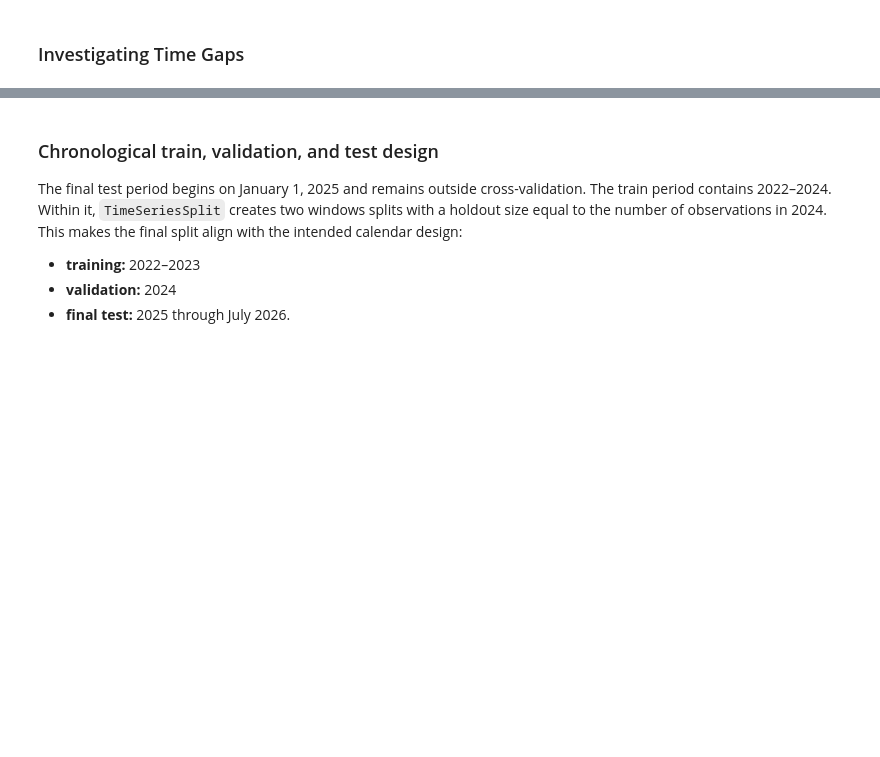
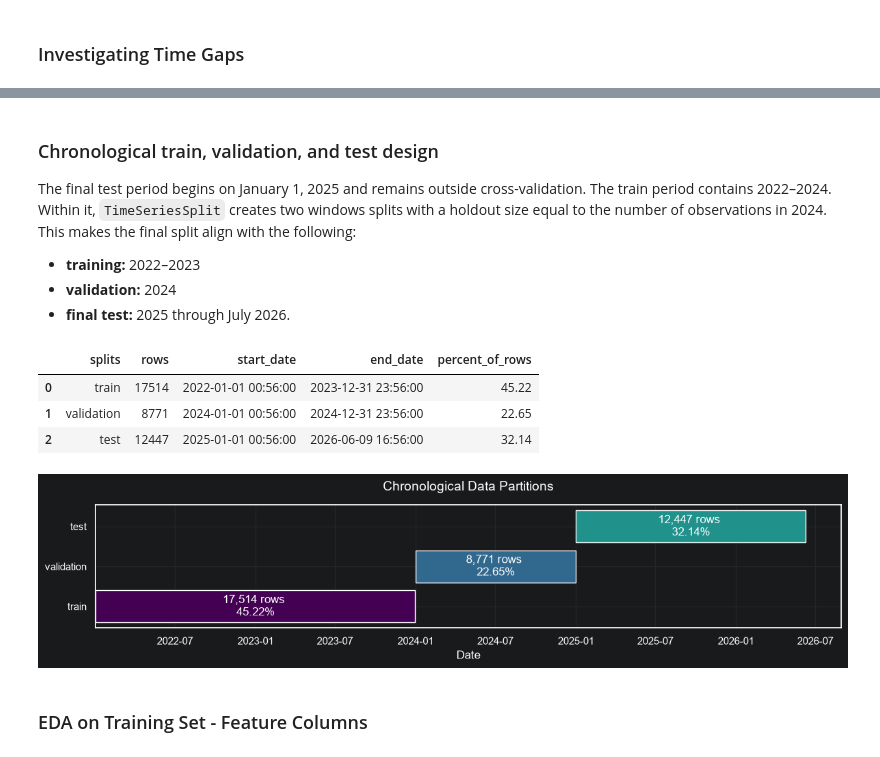
Before and after one commit to UC-Berkeley-I-School/207-Summer26-FinalProject-MLModel, a Jupyter notebook: EDA/santi/weather_eda.ipynb, the cells around one changed output, grey strips where cells are left out. Drawn from its saved outputs; the diff is of its cells as text; code cells hidden in the pictures; blank space fills up the shorter version.

Commit message:
adding personal weather eda piece

```diff
--- a/EDA/santi/weather_eda.ipynb
+++ b/EDA/santi/weather_eda.ipynb
@@ -109,7 +117,7 @@ Gaps longer than one hour: 53
 # %% [markdown]
 ### Chronological train, validation, and test design
 
-The final test period begins on January 1, 2025 and remains outside cross-validation. The train period contains 2022–2024. Within it, `TimeSeriesSplit` creates two windows splits with a holdout size equal to the number of observations in 2024. This makes the final split align with the intended calendar design:
+The final test period begins on January 1, 2025 and remains outside cross-validation. The train period contains 2022–2024. Within it, `TimeSeriesSplit` creates two windows splits with a holdout size equal to the number of observations in 2024. This makes the final split align with the following:
 
 - **training:** 2022–2023
 - **validation:** 2024
@@ -118,13 +126,69 @@ The final test period begins on January 1, 2025 and remains outside cross-valida
 VALIDATION_START = pd.Timestamp("2024-01-01")
 TEST_START = pd.Timestamp("2025-01-01")
 
-train_validate_df = weather_df.loc[weather_df["DATE"] < TEST_START].copy().reset_index(drop=True)
-weather_test_df = weather_df.loc[weather_df["DATE"] >= TEST_START].copy().reset_index(drop=True)
+weather_df = weather_df.sort_values("DATE").reset_index(drop=True)
 
-validation_size = int(train_validate_df["DATE"].ge(VALIDATION_START).sum())
-time_series_cv = TimeSeriesSplit(
-    n_splits=2,
-    test_size=validation_size,
-    gap=0,
+weather_train_df = weather_df[weather_df["DATE"] < VALIDATION_START].copy().reset_index(drop=True)
+weather_validation_df = weather_df[(weather_df["DATE"] >= VALIDATION_START) & (weather_df["DATE"] < TEST_START)].copy().reset_index(drop=True)
+weather_test_df = weather_df[weather_df["DATE"] >= TEST_START].copy().reset_index(drop=True)
+
+splits = pd.DataFrame(
+    {
+        "splits": ["train", "validation", "test"],
+        "rows": [
+            weather_train_df.shape[0],
+            weather_validation_df.shape[0],
+            weather_test_df.shape[0]
+        ],
+        'start_date': [
+            weather_train_df["DATE"].min(),
+            weather_validation_df["DATE"].min(),
+            weather_test_df["DATE"].min(),
+        ],
+        'end_date': [
+            weather_train_df["DATE"].max(),
+            weather_validation_df["DATE"].max(),
+            weather_test_df["DATE"].max(),
+        ],
+    }
 )
-cv_splits = list(time_series_cv.split(train_validate_df))
+
+splits["percent_of_rows"] = round((splits["rows"] / weather_df.shape[0]) * 100, 2)
+
+display(splits)
+# %% [output]
+|  | splits | rows | start_date | end_date | percent_of_rows |
+| 0 | train | 17514 | 2022-01-01 00:56:00 | 2023-12-31 23:56:00 | 45.22 |
+| 1 | validation | 8771 | 2024-01-01 00:56:00 | 2024-12-31 23:56:00 | 22.65 |
+| 2 | test | 12447 | 2025-01-01 00:56:00 | 2026-06-09 16:56:00 | 32.14 |
+# %%
+# Plot partitions
+fig, ax = plt.subplots(figsize=(12, 3))
+
+for row_num, row in splits.iterrows():
+    start_date = row["start_date"]
+    end_date = row["end_date"]
+    ax.barh(
+        row["splits"],
+        width = (end_date - start_date).days,
+        left = start_date,
+        color=SPLIT_COLORS[row["splits"]],
+    )
+    ax.text(
+        x=start_date + (end_date - start_date) / 2,
+        y=row_num,
+        s=f"{row['rows']:,} rows \n{row['percent_of_rows']}%",
+        va="center",
+        ha="center",
+        color="white",
+        fontsize=12,
+    )
+
+plt.xlabel("Date")
+plt.title("Chronological Data Partitions", fontsize=14, pad=15)
+plt.tight_layout()
+plt.show()
+# %% [output]
+[figure, added]
+# %% [markdown]
+### EDA on Training Set - Feature Columns
```
Also changed, not shown: parts of 20 cells of this notebook.
